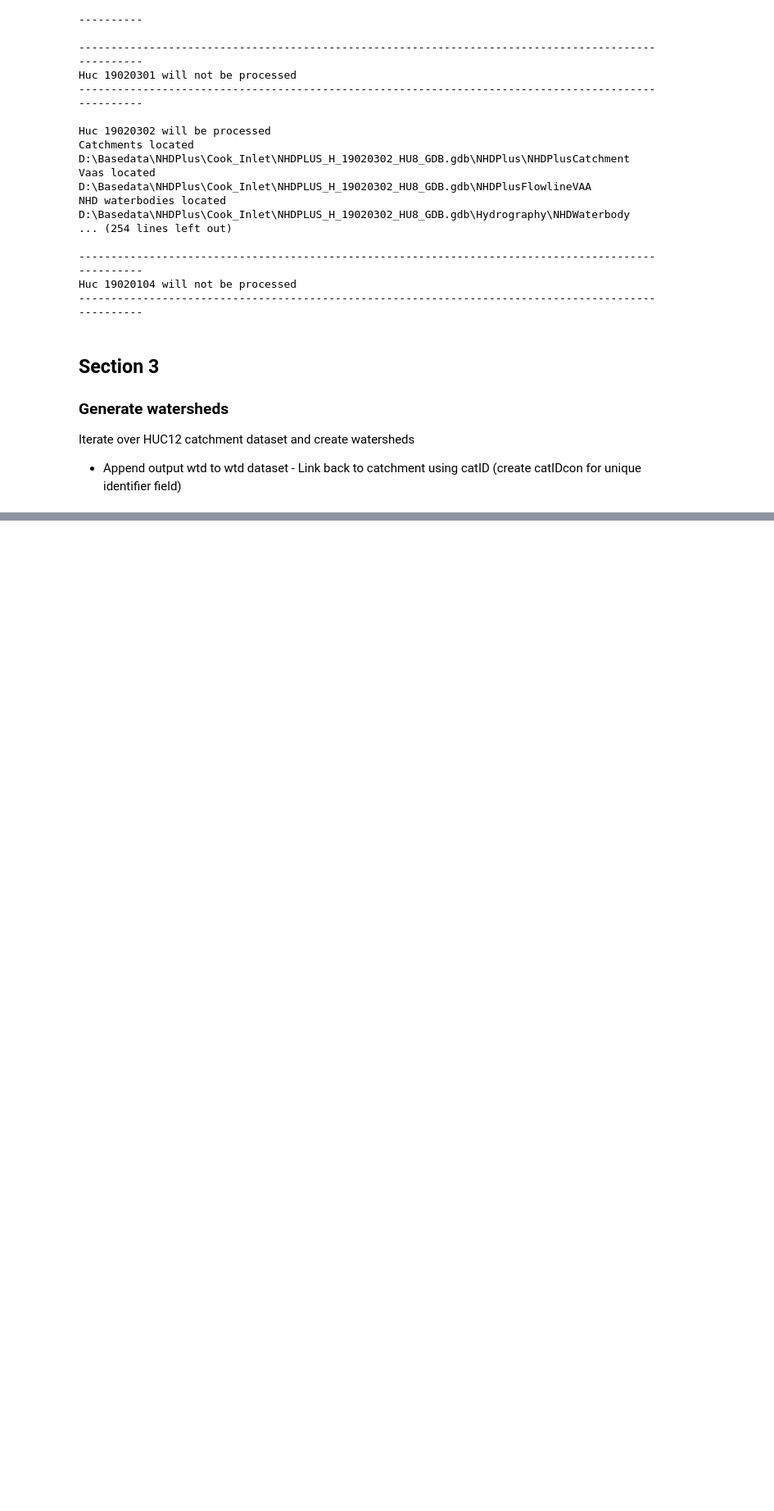
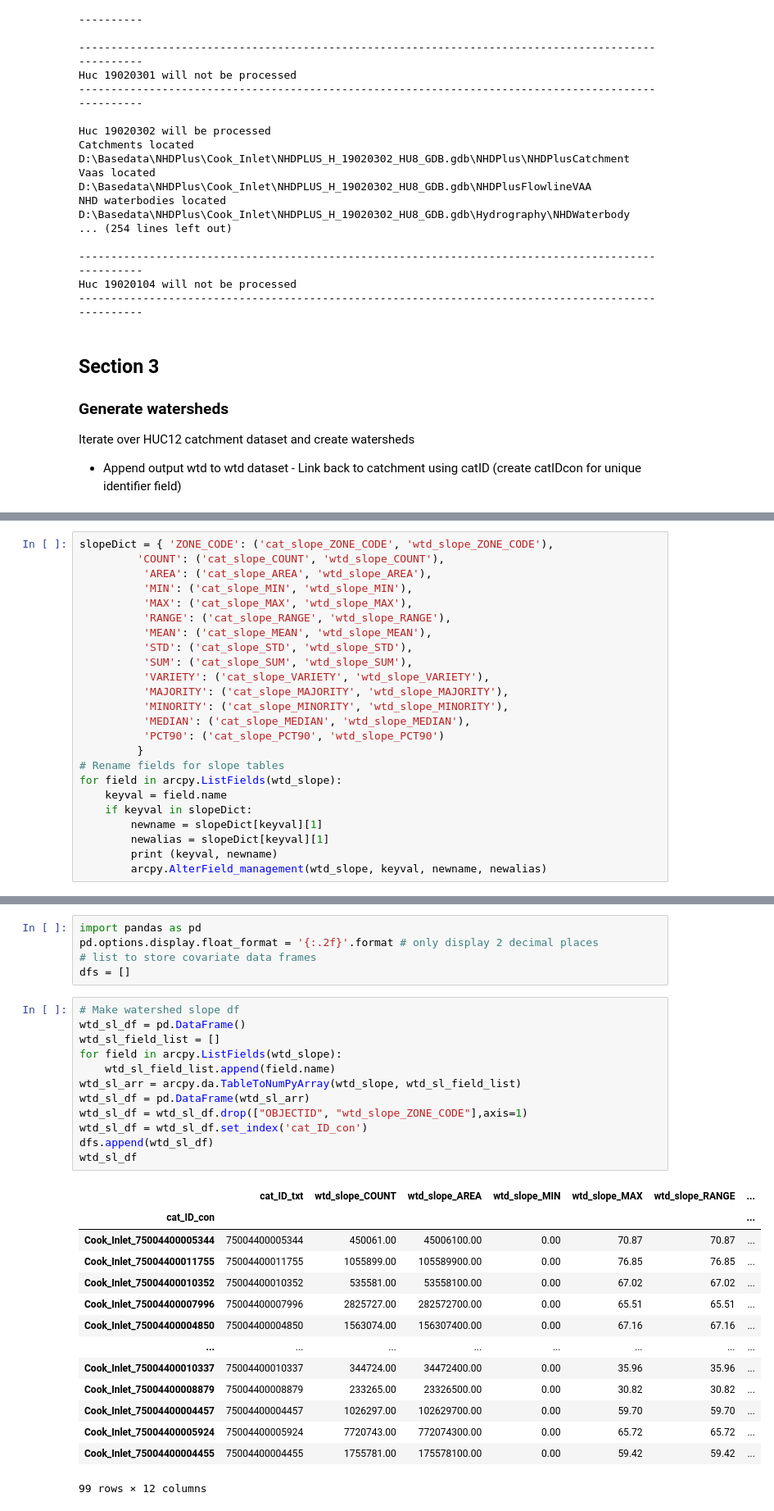
Before and after one commit to erinlarson/AKSSF, a Jupyter notebook: data_preparation/sensitivity_drivers/geomorphology/AKSSF_Huc12_prediction.ipynb, the cells around one changed output, grey strips where cells are left out. Shown: that part at 82% size. Drawn from its saved outputs; the diff is of its cells as text; blank space fills up the shorter version.

```diff
--- a/data_preparation/sensitivity_drivers/geomorphology/AKSSF_Huc12_prediction.ipynb
+++ b/data_preparation/sensitivity_drivers/geomorphology/AKSSF_Huc12_prediction.ipynb
@@ -372,0 +873,24 @@ Iterate over watersheds and calcate the following:
+# %%
+slopeDict = { 'ZONE_CODE': ('cat_slope_ZONE_CODE', 'wtd_slope_ZONE_CODE'),
+         'COUNT': ('cat_slope_COUNT', 'wtd_slope_COUNT'),
+          'AREA': ('cat_slope_AREA', 'wtd_slope_AREA'),
+          'MIN': ('cat_slope_MIN', 'wtd_slope_MIN'),
+          'MAX': ('cat_slope_MAX', 'wtd_slope_MAX'),
+          'RANGE': ('cat_slope_RANGE', 'wtd_slope_RANGE'),
+          'MEAN': ('cat_slope_MEAN', 'wtd_slope_MEAN'),
+          'STD': ('cat_slope_STD', 'wtd_slope_STD'),
+          'SUM': ('cat_slope_SUM', 'wtd_slope_SUM'),
+          'VARIETY': ('cat_slope_VARIETY', 'wtd_slope_VARIETY'),
+          'MAJORITY': ('cat_slope_MAJORITY', 'wtd_slope_MAJORITY'),
+          'MINORITY': ('cat_slope_MINORITY', 'wtd_slope_MINORITY'),
+          'MEDIAN': ('cat_slope_MEDIAN', 'wtd_slope_MEDIAN'),
+          'PCT90': ('cat_slope_PCT90', 'wtd_slope_PCT90')
+         }
+# Rename fields for slope tables
+for field in arcpy.ListFields(wtd_slope):
+    keyval = field.name
+    if keyval in slopeDict:
+        newname = slopeDict[keyval][1]
+        newalias = slopeDict[keyval][1]
+        print (keyval, newname)
+        arcpy.AlterField_management(wtd_slope, keyval, newname, newalias)
@@ -372,0 +921,32 @@ Iterate over watersheds and calcate the following:
+# %%
+import pandas as pd
+pd.options.display.float_format = '{:.2f}'.format # only display 2 decimal places
+# list to store covariate data frames
+dfs = []
+# %%
+# Make watershed slope df
+wtd_sl_df = pd.DataFrame()
+wtd_sl_field_list = []
+for field in arcpy.ListFields(wtd_slope):
+    wtd_sl_field_list.append(field.name)
+wtd_sl_arr = arcpy.da.TableToNumPyArray(wtd_slope, wtd_sl_field_list)
+wtd_sl_df = pd.DataFrame(wtd_sl_arr)
+wtd_sl_df = wtd_sl_df.drop(["OBJECTID", "wtd_slope_ZONE_CODE"],axis=1)
+wtd_sl_df = wtd_sl_df.set_index('cat_ID_con')
+dfs.append(wtd_sl_df)
+wtd_sl_df
+# %% [output]
+|  | cat_ID_txt | wtd_slope_COUNT | wtd_slope_AREA | wtd_slope_MIN | wtd_slope_MAX | wtd_slope_RANGE | ... |
+| cat_ID_con |  |  |  |  |  |  | ... |
+| Cook_Inlet_75004400005344 | 75004400005344 | 450061.00 | 45006100.00 | 0.00 | 70.87 | 70.87 | ... |
+| Cook_Inlet_75004400011755 | 75004400011755 | 1055899.00 | 105589900.00 | 0.00 | 76.85 | 76.85 | ... |
+| Cook_Inlet_75004400010352 | 75004400010352 | 535581.00 | 53558100.00 | 0.00 | 67.02 | 67.02 | ... |
+| Cook_Inlet_75004400007996 | 75004400007996 | 2825727.00 | 282572700.00 | 0.00 | 65.51 | 65.51 | ... |
+| Cook_Inlet_75004400004850 | 75004400004850 | 1563074.00 | 156307400.00 | 0.00 | 67.16 | 67.16 | ... |
+| ... | ... | ... | ... | ... | ... | ... | ... |
+| Cook_Inlet_75004400010337 | 75004400010337 | 344724.00 | 34472400.00 | 0.00 | 35.96 | 35.96 | ... |
+| Cook_Inlet_75004400008879 | 75004400008879 | 233265.00 | 23326500.00 | 0.00 | 30.82 | 30.82 | ... |
+| Cook_Inlet_75004400004457 | 75004400004457 | 1026297.00 | 102629700.00 | 0.00 | 59.70 | 59.70 | ... |
+| Cook_Inlet_75004400005924 | 75004400005924 | 7720743.00 | 772074300.00 | 0.00 | 65.72 | 65.72 | ... |
+| Cook_Inlet_75004400004455 | 75004400004455 | 1755781.00 | 175578100.00 | 0.00 | 59.42 | 59.42 | ... |
+99 rows × 12 columns
```
Also changed, not shown: parts of 18 cells of this notebook, 10 other files.
